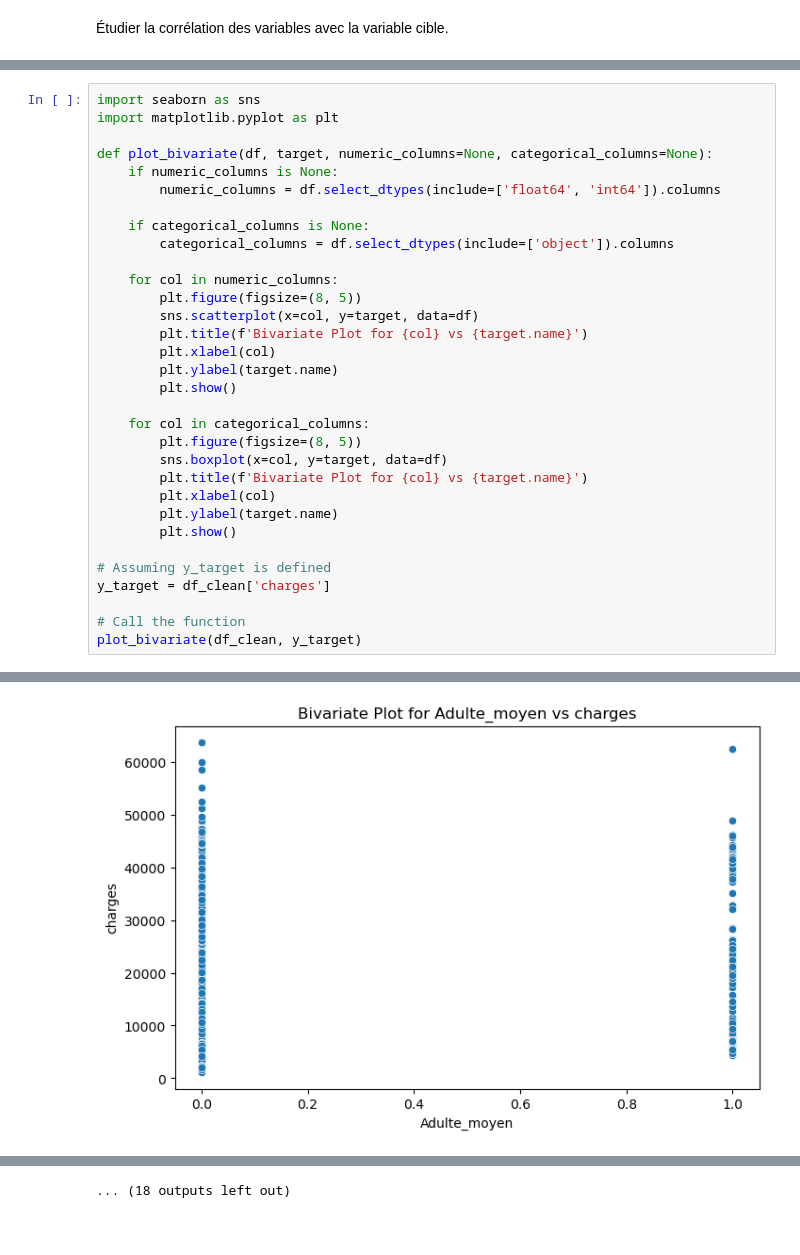
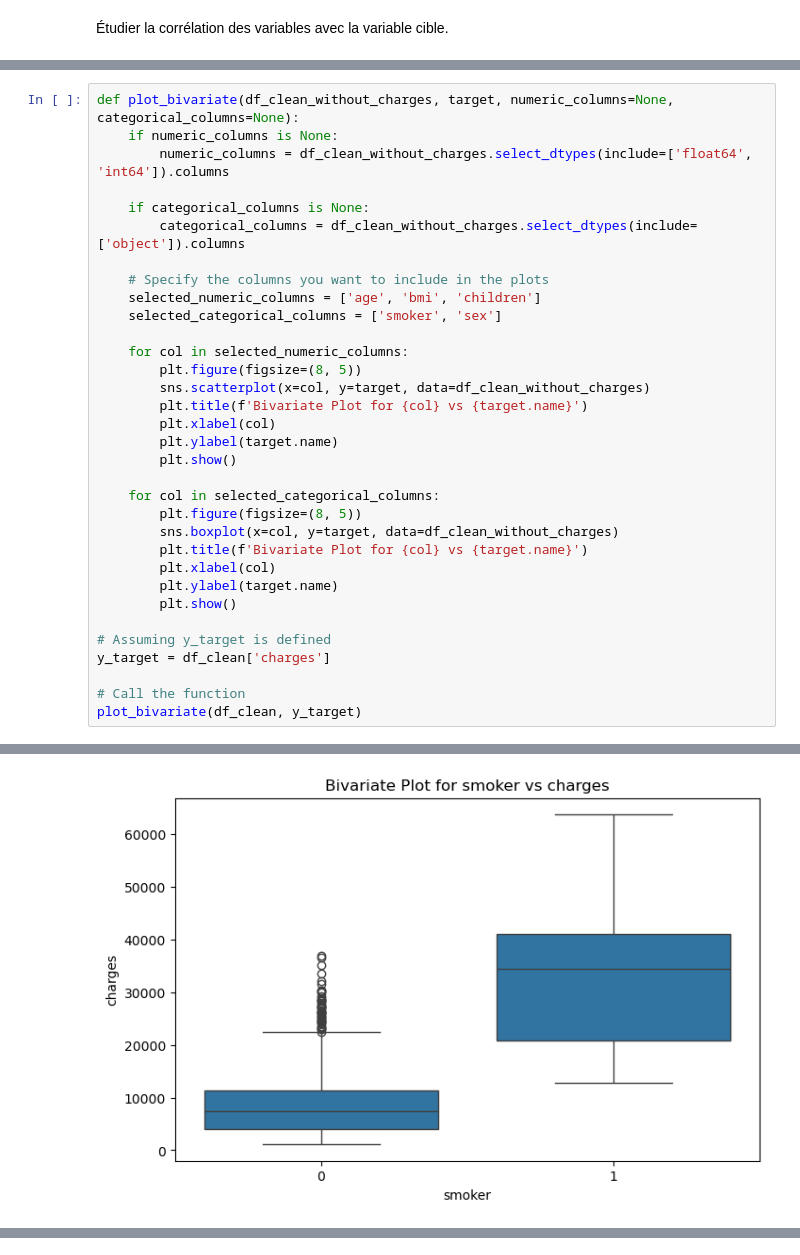
Before and after one commit to ElieLECAS/Assurance_FE, a Jupyter notebook: NoteBook_Analyse.ipynb, the cells around one changed output, grey strips where cells are left out. Saved outputs shown, nothing was run; the diff lists cells and outputs as text; blank space fills up the shorter version.

```diff
--- a/NoteBook_Analyse.ipynb
+++ b/NoteBook_Analyse.ipynb
@@ -156,27 +156,28 @@ print(correlation_df)
 1                           Jeune          NaN                   NaN
 5                     Très_senior          NaN                   NaN
 # %%
-import seaborn as sns
-import matplotlib.pyplot as plt
-
-def plot_bivariate(df, target, numeric_columns=None, categorical_columns=None):
+def plot_bivariate(df_clean_without_charges, target, numeric_columns=None, categorical_columns=None):
     if numeric_columns is None:
-        numeric_columns = df.select_dtypes(include=['float64', 'int64']).columns
+        numeric_columns = df_clean_without_charges.select_dtypes(include=['float64', 'int64']).columns
 
     if categorical_columns is None:
-        categorical_columns = df.select_dtypes(include=['object']).columns
+        categorical_columns = df_clean_without_charges.select_dtypes(include=['object']).columns
 
-    for col in numeric_columns:
+    # Specify the columns you want to include in the plots
+    selected_numeric_columns = ['age', 'bmi', 'children']
+    selected_categorical_columns = ['smoker', 'sex']
+
+    for col in selected_numeric_columns:
         plt.figure(figsize=(8, 5))
-        sns.scatterplot(x=col, y=target, data=df)
+        sns.scatterplot(x=col, y=target, data=df_clean_without_charges)
         plt.title(f'Bivariate Plot for {col} vs {target.name}')
         plt.xlabel(col)
         plt.ylabel(target.name)
         plt.show()
 
-    for col in categorical_columns:
+    for col in selected_categorical_columns:
         plt.figure(figsize=(8, 5))
-        sns.boxplot(x=col, y=target, data=df)
+        sns.boxplot(x=col, y=target, data=df_clean_without_charges)
         plt.title(f'Bivariate Plot for {col} vs {target.name}')
         plt.xlabel(col)
         plt.ylabel(target.name)
@@ -194 +195 @@ plot_bivariate(df_clean, y_target)
-[figure, old version]
+[figure, new version]
@@ -203 +196,0 @@ plot_bivariate(df_clean, y_target)
-... (18 outputs left out)
```
Also changed, not shown: parts of 3 cells of this notebook.
